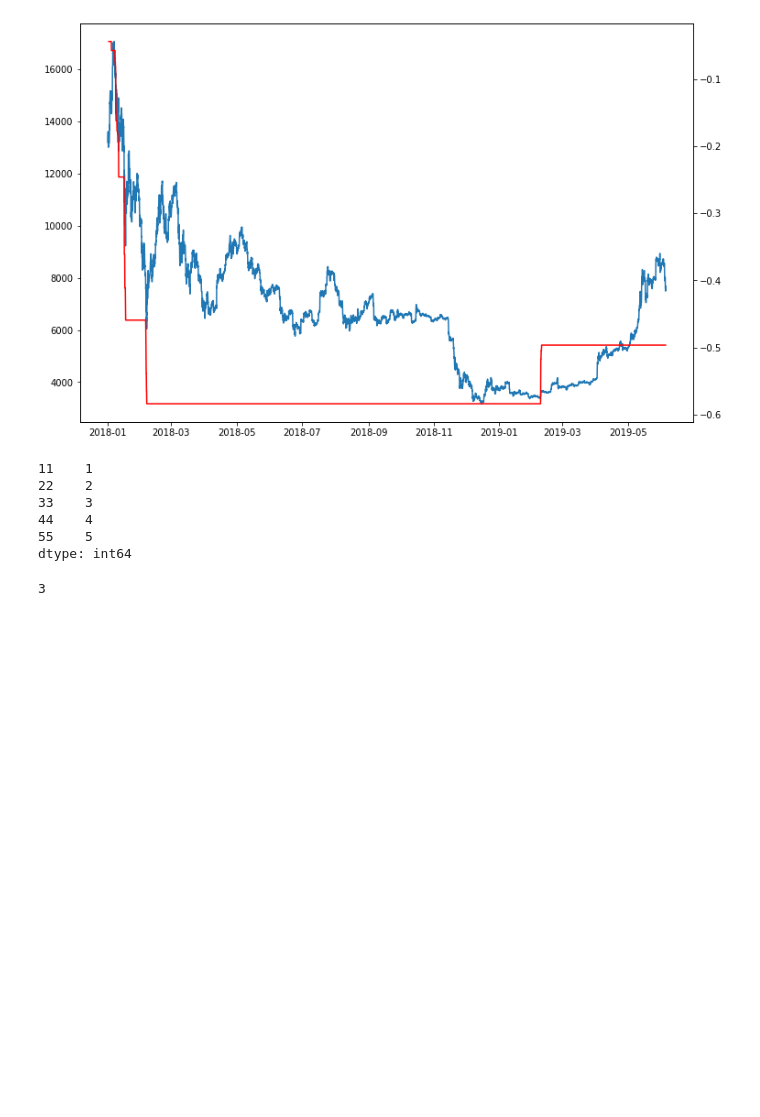
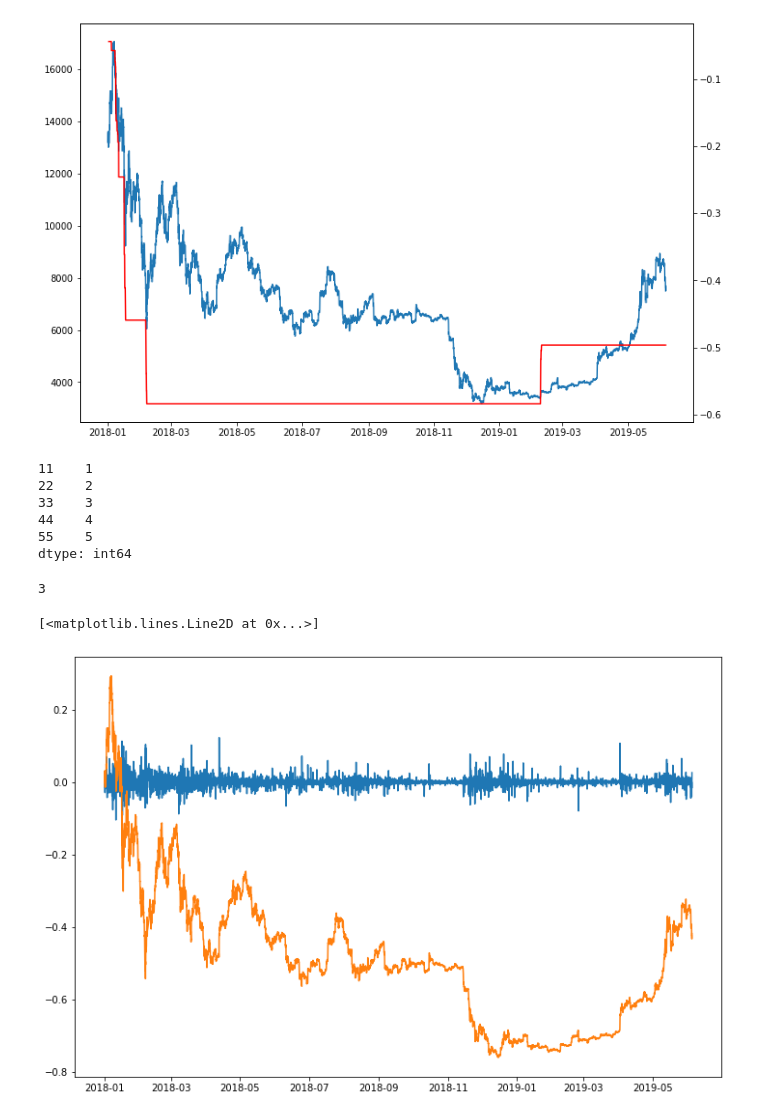
Before and after one commit to enniorampello/binance-trading-bot, a Jupyter notebook: Trading Bot.ipynb, the cells around one changed output. Drawn from its saved outputs; the diff is of its cells as text; code cells hidden in the pictures; blank space fills up the shorter version.

```diff
--- a/Trading Bot.ipynb
+++ b/Trading Bot.ipynb
@@ -134,3 +134,12 @@ dtype: int64
 s.loc[33]
 # %% [output]
 3
+# %%
+returns_a = df.Close.pct_change(1)
+
+plt.figure(figsize=(12,8))
+plt.plot(returns_a)
+plt.plot(df.Close.divide(df.Close.iloc[0]) - 1)
+# %% [output]
+[<matplotlib.lines.Line2D at 0x...>]
+[figure, added]
```
Also changed, not shown: parts of 3 cells of this notebook, 1 other file.
